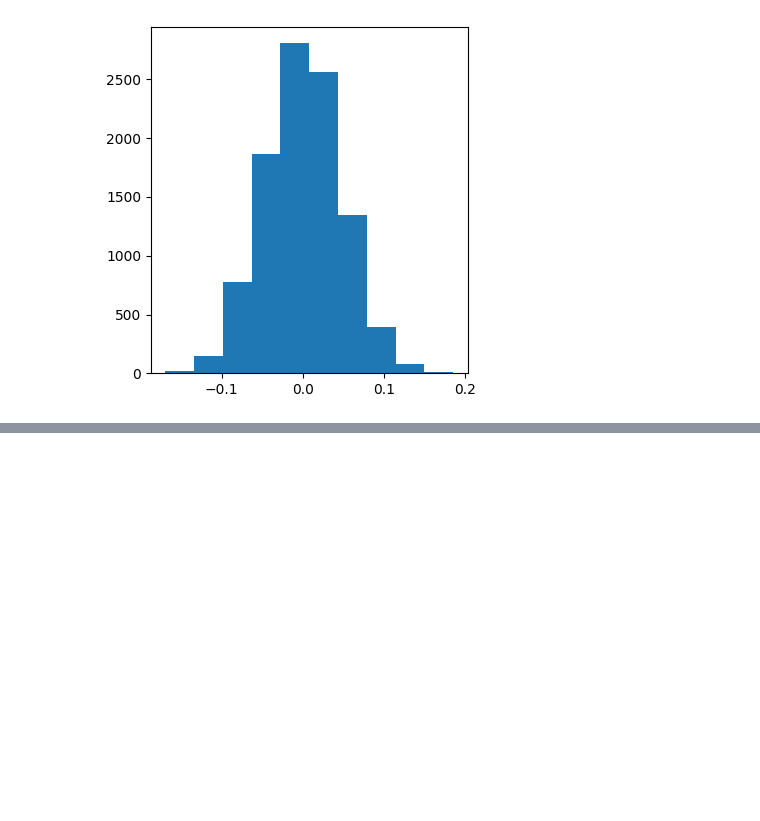
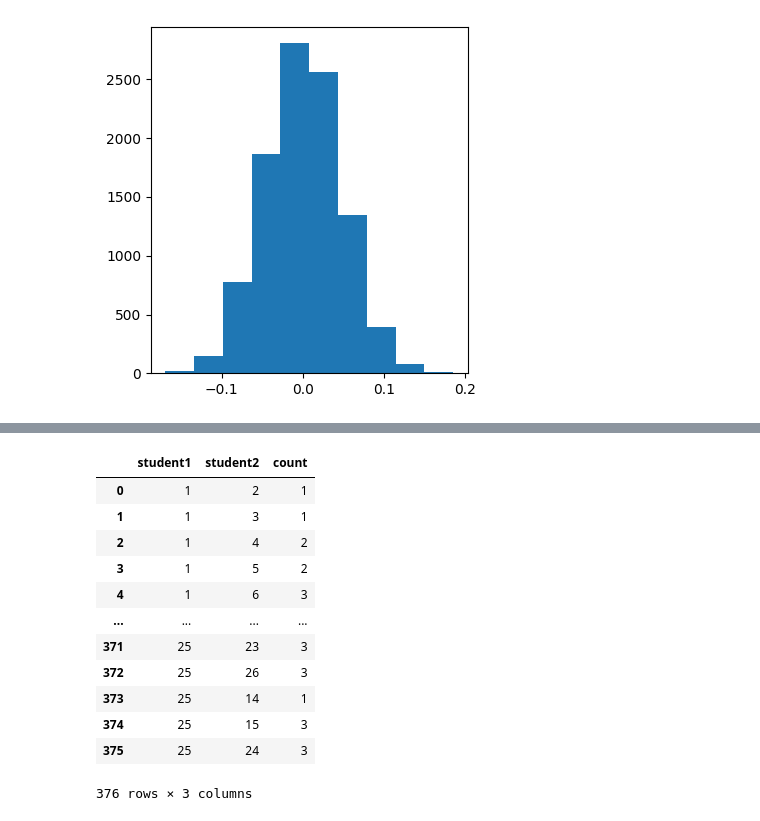
Before and after one commit to ExCaLBBR/ExCaLBBR_Projects, a Jupyter notebook: SocioenvironmentalGeometry/code/ConceptGeo_AnalysisPipeline.ipynb, the cells around one changed output, grey strips where cells are left out. Cells and saved outputs as stored; diff of their text form; code cells hidden in the pictures; blank space fills up the shorter version.

```diff
--- a/SocioenvironmentalGeometry/code/ConceptGeo_AnalysisPipeline.ipynb
+++ b/SocioenvironmentalGeometry/code/ConceptGeo_AnalysisPipeline.ipynb
@@ -914,11 +934,28 @@ PrAM_save.to_csv('PRaM_finalModel_med.csv')
 # %%
 #Force-directed graphical analysis
+!pip install nxviz
 import networkx as nx
 from datetime import datetime
 import matplotlib.pyplot as plt
 import numpy as np
 import warnings
+import nxviz as nv
+from nxviz import annotate
 
 warnings.filterwarnings('ignore')
 
-G = pd.read_csv('https://raw.githubusercontent.com/sunny2309/datasets/master/moreno_seventh/out.moreno_seventh_seventh', skiprows=2, header=None, sep=' ')
+df = pd.read_csv('https://raw.githubusercontent.com/sunny2309/datasets/master/moreno_seventh/out.moreno_seventh_seventh', skiprows=2, header=None, sep=' ')
+df.columns = ["student1", "student2", "count"]
+
+# Read the node metadata
+meta = pd.read_csv('https://raw.githubusercontent.com/sunny2309/datasets/master/moreno_seventh/ent.moreno_seventh_seventh.student.gender', header=None,)
+meta.index += 1
+meta.columns = ["gender"]
+
+# Construct graph from edge list.
+G = nx.DiGraph()
+for row in df.iterrows():
+    G.add_edge(row[1]["student1"], row[1]["student2"], count=row[1]["count"])
+# Add node metadata
+for n in G.nodes():
+    G.nodes[n]["gender"] = meta.loc[n]["gender"]
@@ -924,0 +980,16 @@ G = pd.read_csv('https://raw.githubusercontent.com/sunny2309/datasets/master/mor
+# %%
+df # Concept 1; Concept 2
+# %% [output]
+|  | student1 | student2 | count |
+| 0 | 1 | 2 | 1 |
+| 1 | 1 | 3 | 1 |
+| 2 | 1 | 4 | 2 |
+| 3 | 1 | 5 | 2 |
+| 4 | 1 | 6 | 3 |
+| ... | ... | ... | ... |
+| 371 | 25 | 23 | 3 |
+| 372 | 25 | 26 | 3 |
+| 373 | 25 | 14 | 1 |
+| 374 | 25 | 15 | 3 |
+| 375 | 25 | 24 | 3 |
+376 rows × 3 columns
```
Also changed, not shown: parts of 3 cells of this notebook.
